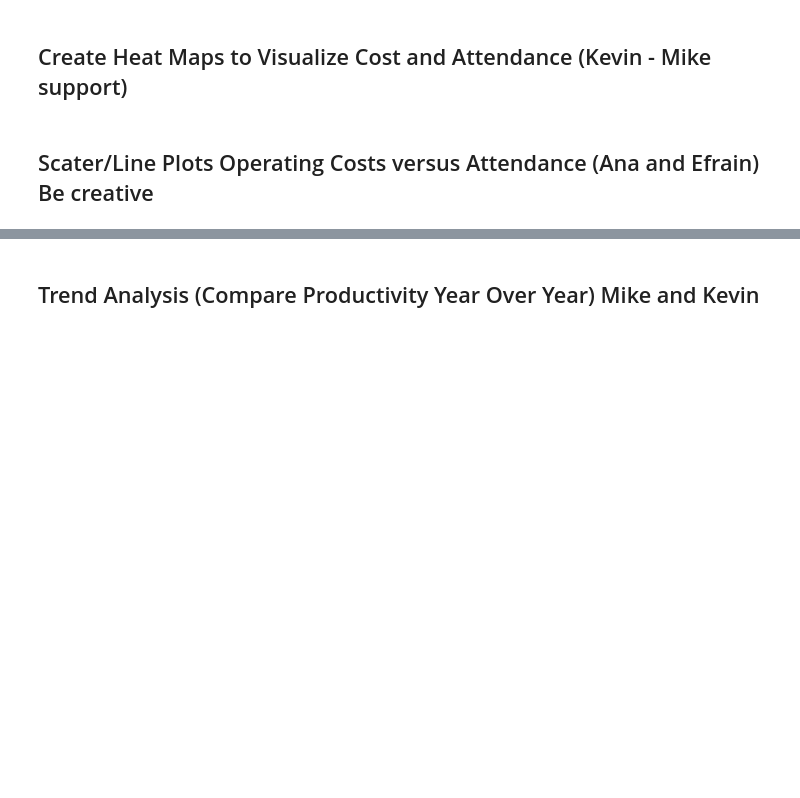
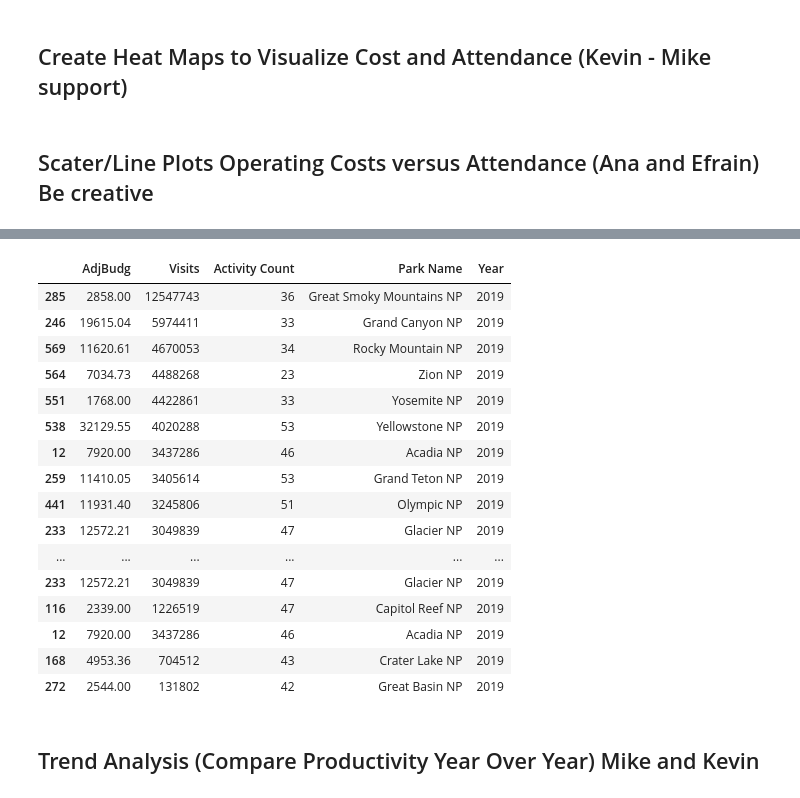
Before and after one commit to mregpala/project-national-park-performance, a Jupyter notebook: NationalParkAnalysis.ipynb, the cells around one changed output, grey strips where cells are left out. Cells and saved outputs as stored; diff of their text form; code cells hidden in the pictures; blank space fills up the shorter version.

```diff
--- a/NationalParkAnalysis.ipynb
+++ b/NationalParkAnalysis.ipynb
@@ -591,2 +630,30 @@ fig
+# %%
+Hist_data=Analysis.query('Year == "2019"')
+Hist_data
+group=Hist_data.groupby(["Park Name"]).head()
+group
+TopActivities=group.sort_values(by=["Activity Count"],ascending=False).head(10)
+TopCost=group.sort_values(by=["AdjBudg"],ascending=False).head(10)
+TopVisit=group.sort_values(by=["Visits"],ascending=False).head(10)
+Histograms  = [TopVisit,TopCost,TopActivities]
+Master_Top_10= pd.concat(Histograms)
+# %% [output]
+|  | AdjBudg | Visits | Activity Count | Park Name | Year |
+| 285 | 2858.00 | 12547743 | 36 | Great Smoky Mountains NP | 2019 |
+| 246 | 19615.04 | 5974411 | 33 | Grand Canyon NP | 2019 |
+| 569 | 11620.61 | 4670053 | 34 | Rocky Mountain NP | 2019 |
+| 564 | 7034.73 | 4488268 | 23 | Zion NP | 2019 |
+| 551 | 1768.00 | 4422861 | 33 | Yosemite NP | 2019 |
+| 538 | 32129.55 | 4020288 | 53 | Yellowstone NP | 2019 |
+| 12 | 7920.00 | 3437286 | 46 | Acadia NP | 2019 |
+| 259 | 11410.05 | 3405614 | 53 | Grand Teton NP | 2019 |
+| 441 | 11931.40 | 3245806 | 51 | Olympic NP | 2019 |
+| 233 | 12572.21 | 3049839 | 47 | Glacier NP | 2019 |
+| ... | ... | ... | ... | ... | ... |
+| 233 | 12572.21 | 3049839 | 47 | Glacier NP | 2019 |
+| 116 | 2339.00 | 1226519 | 47 | Capitol Reef NP | 2019 |
+| 12 | 7920.00 | 3437286 | 46 | Acadia NP | 2019 |
+| 168 | 4953.36 | 704512 | 43 | Crater Lake NP | 2019 |
+| 272 | 2544.00 | 131802 | 42 | Great Basin NP | 2019 |
 # %% [markdown]
 ## Trend Analysis (Compare Productivity Year Over Year) Mike and Kevin
```
Also changed, not shown: parts of 11 cells of this notebook.
